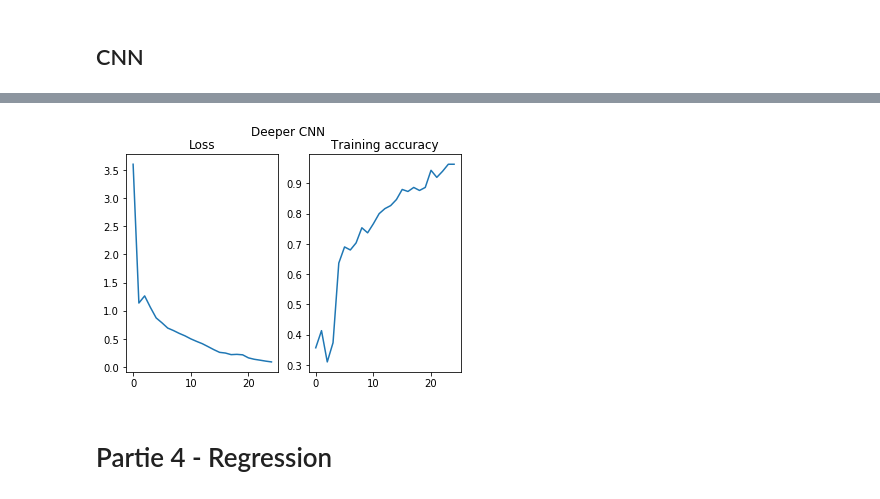
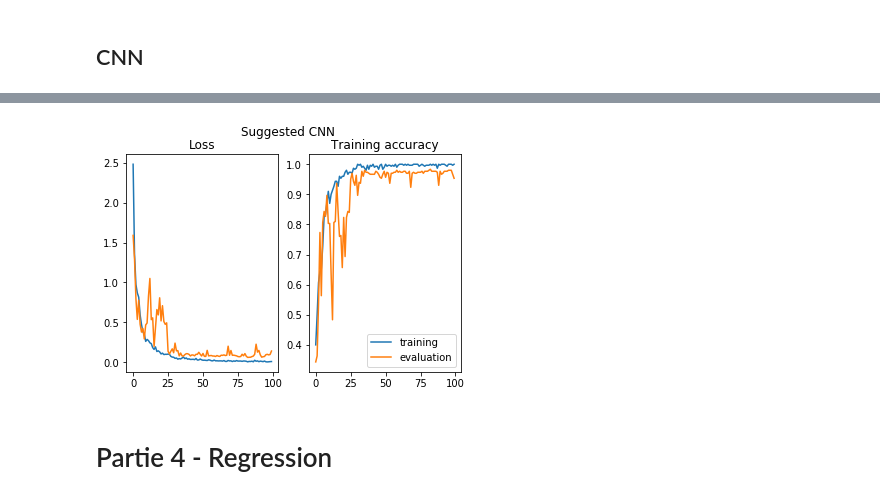
Before and after one commit to ALavault/DL, a Jupyter notebook: MP1/MP1.ipynb, the cells around one changed output, grey strips where cells are left out. Cells and saved outputs as stored; diff of their text form; code cells hidden in the pictures.

```diff
--- a/MP1/MP1.ipynb
+++ b/MP1/MP1.ipynb
@@ -514,7 +514,7 @@ from keras.layers import Dense, Activation, Flatten, Conv2D, MaxPooling2D
 from keras.callbacks import History
 history = History()
 
-model3.add(Conv2D(16, (5,5), input_shape=(72,72,1)   )    )
+model3.add(Conv2D(16, (5,5), input_shape=(72,72,1)  )    )
 model3.add( MaxPooling2D() )
 model3.add(Flatten())
 model3.add(Dense(3, input_shape=(X_train.shape[1],), activation='softmax'))
@@ -526,6 +526,6 @@ adam = adam(lr=0.001, beta_1=0.9, beta_2=0.999, epsilon=None, decay=0.0, amsgrad
 model3.compile(loss='categorical_crossentropy', optimizer=adam,  metrics=['accuracy'])
 
 
-model3.fit(X_train.reshape(X_train.shape[0],72,72,1), Y_train, epochs=25, batch_size=32,  callbacks=[history], validation_data = (X_test.reshape(X_test.shape[0],72,72,1), Y_test),)
+model3.fit(X_train.reshape(X_train.shape[0],72,72,1), Y_train, epochs=100, batch_size=32,  callbacks=[history], validation_data = (X_test.reshape(X_test.shape[0],72,72,1), Y_test),)
 # %% [output]
 Train on 300 samples, validate on 300 samples
@@ -595,25 +598,29 @@ plt.show()
 # %%
-fat = Sequential()
+from keras.models import Sequential
+from keras import utils
+model31 = Sequential()
 
-from keras.layers import Dense, Activation, Flatten, Conv2D, MaxPooling2D
+from keras.layers import *
 from keras.callbacks import History
-history2 = History()
+history6 = History()
 
-fat.add(Conv2D(48, (12,12), input_shape=(72,72,1) , activation='relu' )    )
-fat.add(Conv2D(96, (5,5), activation='relu'  )    )
-fat.add( MaxPooling2D() )
+model31.add(Conv2D(16, (5,5), input_shape=(72,72,1)  )    )
+model31.add( MaxPooling2D() )
+model31.add(Conv2D(16, (5,5) )    )
+model31.add(BatchNormalization())
+model31.add(GlobalMaxPooling2D())
 
-fat.add(Flatten())
-fat.add(Dense(96, activation='relu'))
 
-fat.add(Dense(3,  activation='softmax'))
+model31.add(Dense(16, activation='linear'))
+model31.add( Dropout(0.4))
+model31.add(Dense(3,activation='softmax'))
 
 
 from keras.optimizers import SGD, adam
 sgd = SGD(lr=0.01,decay=1e-6, momentum=0.9, nesterov=True)
 adam = adam(lr=0.001, beta_1=0.9, beta_2=0.999, epsilon=None, decay=0.0, amsgrad=False)
-fat.compile(loss='categorical_crossentropy', optimizer=adam,  metrics=['accuracy'])
+model31.compile(loss='categorical_crossentropy', optimizer='adam',  metrics=['accuracy'])
 
 
-fat.fit(X_train.reshape(X_train.shape[0],72,72,1), Y_train, epochs=25, batch_size=128,  callbacks=[history2])
+model31.fit(X_train.reshape(X_train.shape[0],72,72,1), Y_train, epochs=100, batch_size=32,  callbacks=[history6], validation_data = (X_test.reshape(X_test.shape[0],72,72,1), Y_test),)
 # %% [output]
@@ -643,17 +645,26 @@ fat.evaluate(X_test, Y_test)
 # %%
-plt.figure(); plt.suptitle('Deeper CNN');
+plt.figure(); plt.suptitle('Suggested CNN');
 plt.subplot(1, 2, 1)
-plt.plot(history2.history['loss'])
+plt.plot(history6.history['loss'])
+plt.plot(history6.history['val_loss'])
+
 plt.title('Loss')
 
 
 plt.subplot(1, 2, 2)
-plt.plot(history2.history['acc'])
+plt.plot(history6.history['acc'])
+plt.plot(history6.history['val_acc'])
+plt.legend(['training','evaluation'])
+
+
 plt.title('Training accuracy')
 plt.savefig('figures/part3_deeper_cnn')
 plt.show()
+
+from keras.utils import plot_model
+plot_model(model3, to_file='figures/model_deeper_part3.png')
 # %% [output]
-[figure, old version]
+[figure, new version]
 # %% [markdown]
 # Partie 4 - Regression
 # %%
```
Also changed, not shown: parts of 46 cells of this notebook, 12 other files.
